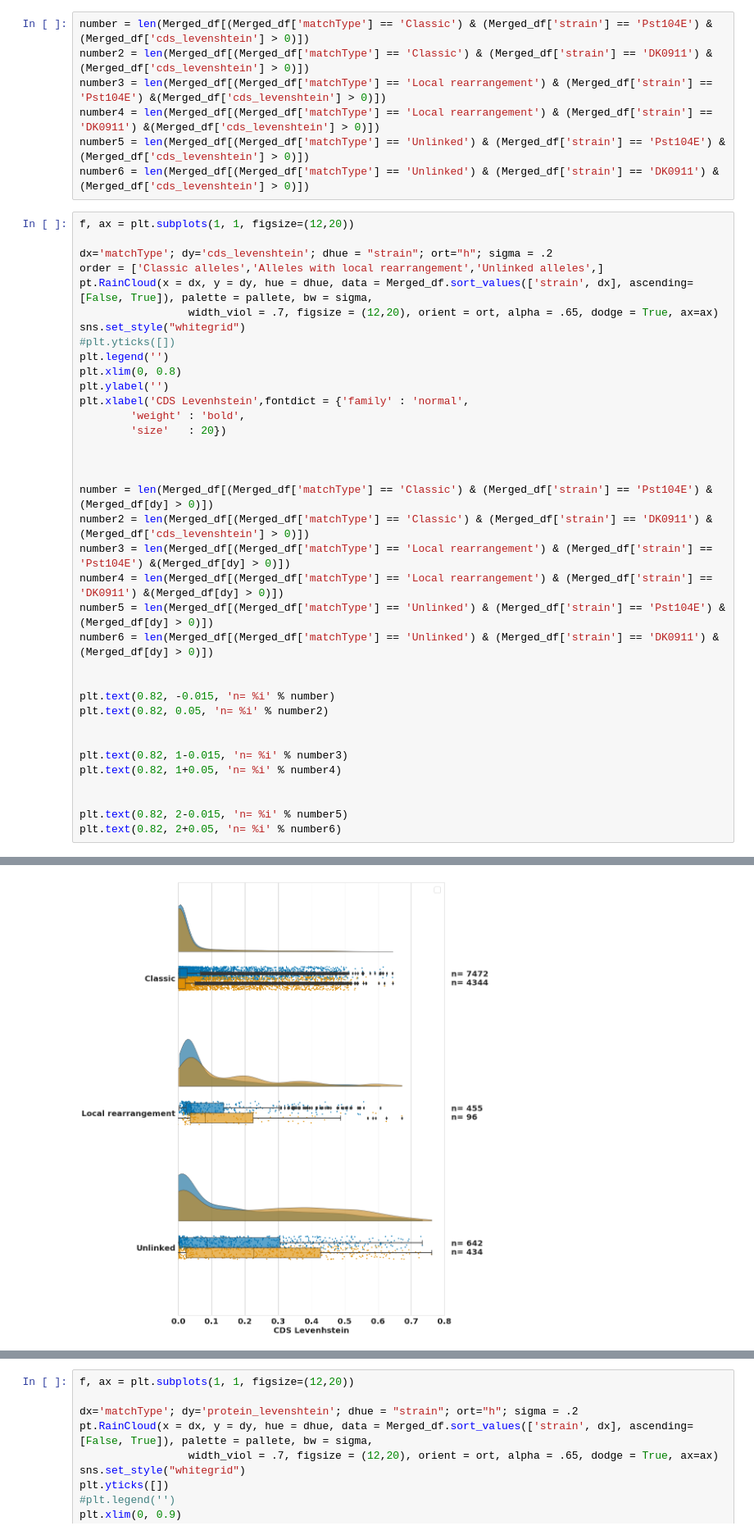
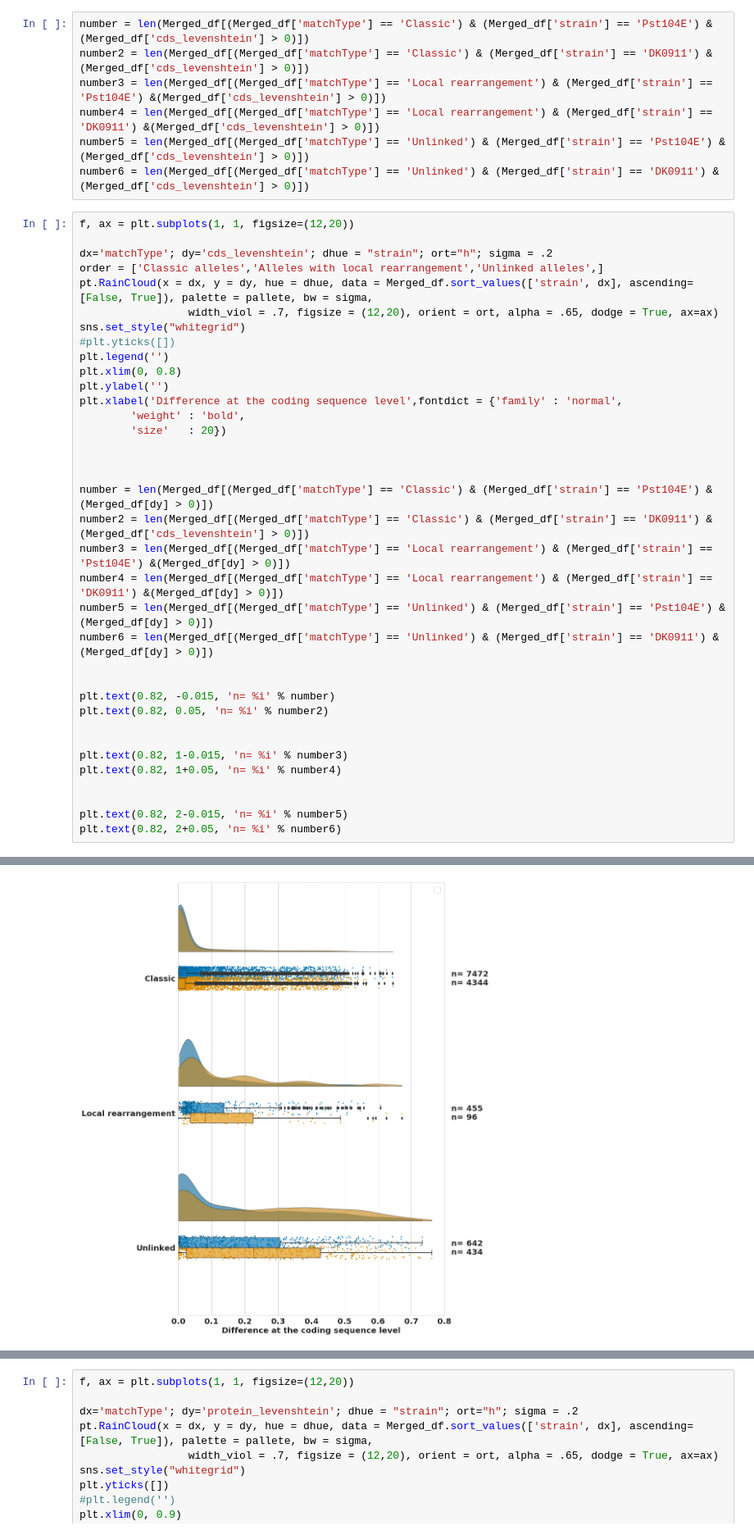
Before and after one commit to Team-Schwessinger/DK_0911-1, a Jupyter notebook: scripts/Quick_analysis_off_allele_status_in_different_Psts.ipynb, the cells around one changed output, grey strips where cells are left out. Shown at 82% size. Cells and saved outputs as stored; diff of their text form.

```diff
--- a/scripts/Quick_analysis_off_allele_status_in_different_Psts.ipynb
+++ b/scripts/Quick_analysis_off_allele_status_in_different_Psts.ipynb
@@ -406,32 +406,32 @@ pt.RainCloud(x = dx, y = dy, hue = dhue, data = Merged_df.sort_values(['strain',
 sns.set_style("whitegrid")
 #plt.yticks([])
 plt.legend('')
 plt.xlim(0, 0.8)
 plt.ylabel('')
-plt.xlabel('CDS Levenhstein',fontdict = {'family' : 'normal',
+plt.xlabel('Difference at the coding sequence level',fontdict = {'family' : 'normal',
         'weight' : 'bold',
         'size'   : 20})
 
 
 
 number = len(Merged_df[(Merged_df['matchType'] == 'Classic') & (Merged_df['strain'] == 'Pst104E') &(Merged_df[dy] > 0)])
 number2 = len(Merged_df[(Merged_df['matchType'] == 'Classic') & (Merged_df['strain'] == 'DK0911') &(Merged_df['cds_levenshtein'] > 0)])
 number3 = len(Merged_df[(Merged_df['matchType'] == 'Local rearrangement') & (Merged_df['strain'] == 'Pst104E') &(Merged_df[dy] > 0)])
 number4 = len(Merged_df[(Merged_df['matchType'] == 'Local rearrangement') & (Merged_df['strain'] == 'DK0911') &(Merged_df[dy] > 0)])
 number5 = len(Merged_df[(Merged_df['matchType'] == 'Unlinked') & (Merged_df['strain'] == 'Pst104E') &(Merged_df[dy] > 0)])
 number6 = len(Merged_df[(Merged_df['matchType'] == 'Unlinked') & (Merged_df['strain'] == 'DK0911') &(Merged_df[dy] > 0)])
 
 
 plt.text(0.82, -0.015, 'n= %i' % number)
 plt.text(0.82, 0.05, 'n= %i' % number2)
 
 
 plt.text(0.82, 1-0.015, 'n= %i' % number3)
 plt.text(0.82, 1+0.05, 'n= %i' % number4)
 
 
 plt.text(0.82, 2-0.015, 'n= %i' % number5)
 plt.text(0.82, 2+0.05, 'n= %i' % number6)
 # %% [output]
 Text(0.82, 2.05, 'n= 434')
-[figure, old version]
+[figure, new version]
```
Also changed, not shown: parts of 3 cells of this notebook, 2 other files.
